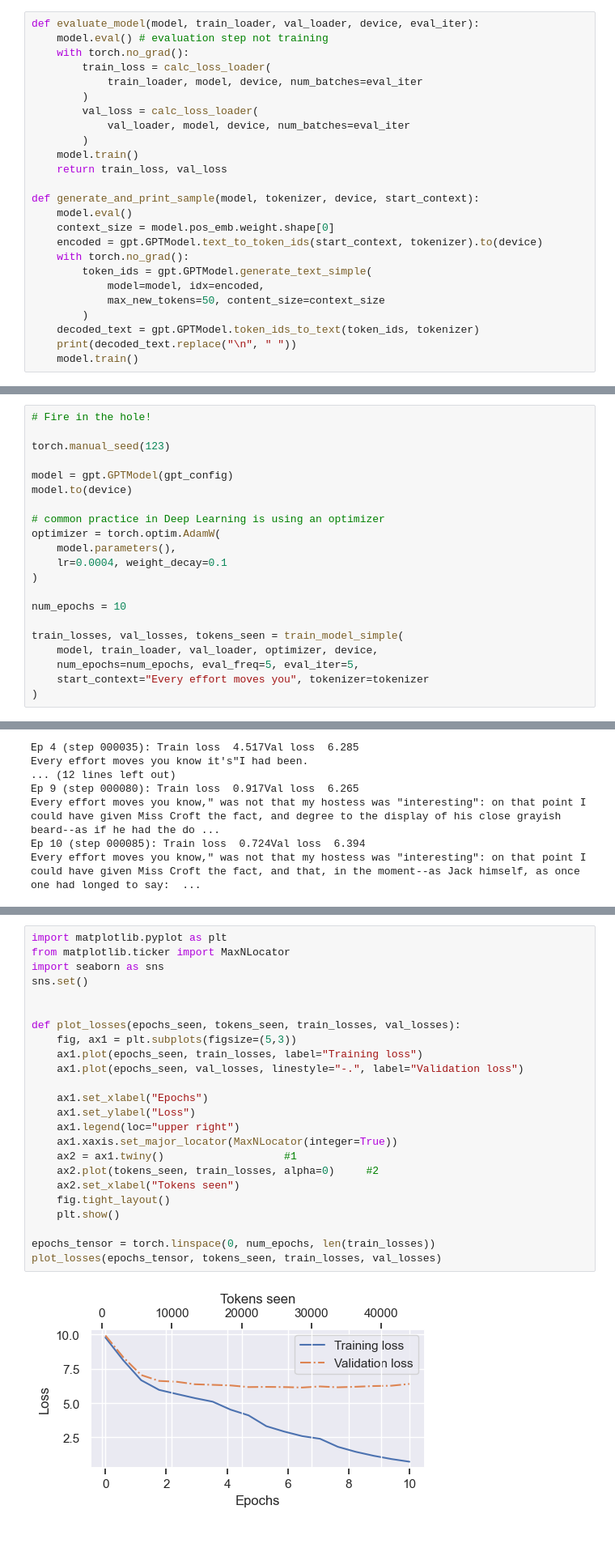
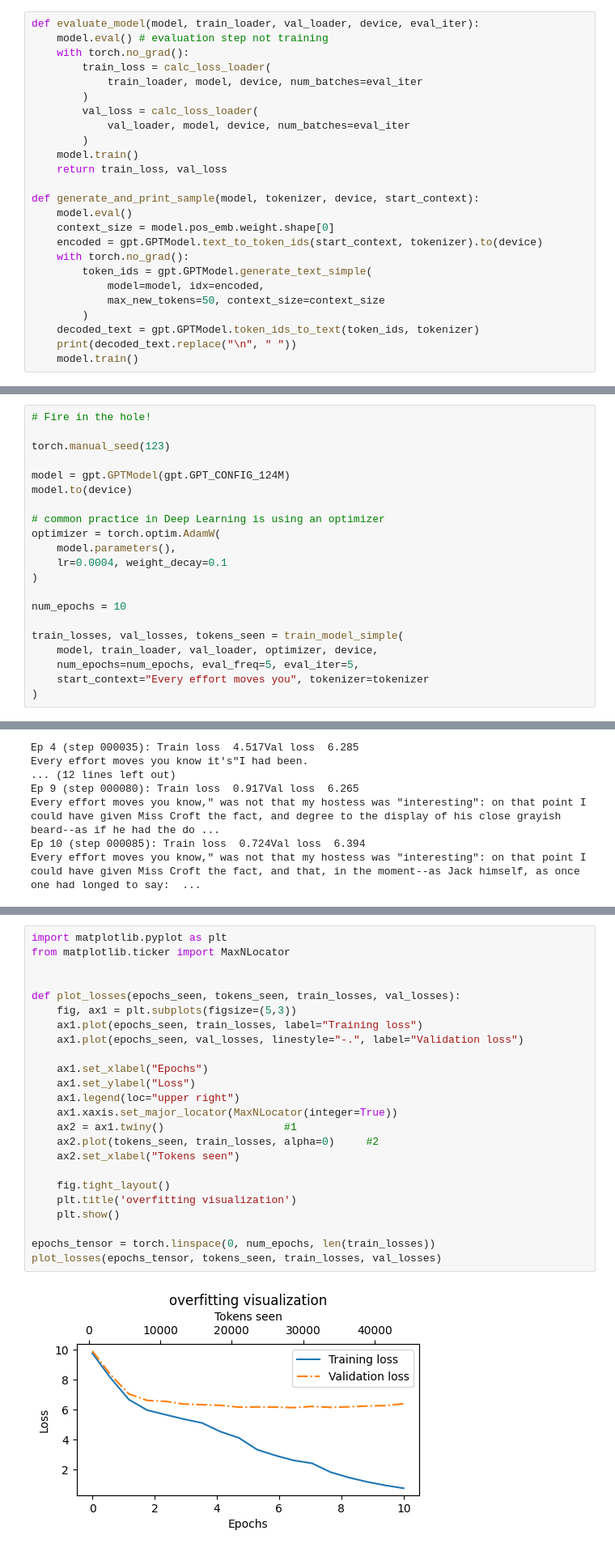
Before and after one commit to victorhg/llm-from-scratch, a Jupyter notebook: ch05-train-val-loss.ipynb, the cells around one changed output, grey strips where cells are left out. Shown at 81% size. Cells and saved outputs as stored; diff of their text form.

```diff
--- a/ch05-train-val-loss.ipynb
+++ b/ch05-train-val-loss.ipynb
@@ -167,7 +167,7 @@ def generate_and_print_sample(model, tokenizer, device, start_context):
     with torch.no_grad():
         token_ids = gpt.GPTModel.generate_text_simple(
             model=model, idx=encoded,
-            max_new_tokens=50, content_size=context_size
+            max_new_tokens=50, context_size=context_size
         )
     decoded_text = gpt.GPTModel.token_ids_to_text(token_ids, tokenizer)
     print(decoded_text.replace("\n", " "))
@@ -215,7 +216,7 @@ def train_model_simple(model, train_loader, val_loader,
 
 torch.manual_seed(123)
 
-model = gpt.GPTModel(gpt_config)
+model = gpt.GPTModel(gpt.GPT_CONFIG_124M)
 model.to(device)
 
 # common practice in Deep Learning is using an optimizer
@@ -255,26 +258,26 @@ give me light!
 # %%
 import matplotlib.pyplot as plt
 from matplotlib.ticker import MaxNLocator
-import seaborn as sns
-sns.set()
 
 
 def plot_losses(epochs_seen, tokens_seen, train_losses, val_losses):
     fig, ax1 = plt.subplots(figsize=(5,3))
     ax1.plot(epochs_seen, train_losses, label="Training loss")
     ax1.plot(epochs_seen, val_losses, linestyle="-.", label="Validation loss")
 
     ax1.set_xlabel("Epochs")
     ax1.set_ylabel("Loss")
     ax1.legend(loc="upper right")
     ax1.xaxis.set_major_locator(MaxNLocator(integer=True))
     ax2 = ax1.twiny()                   #1
     ax2.plot(tokens_seen, train_losses, alpha=0)     #2
     ax2.set_xlabel("Tokens seen")
+
     fig.tight_layout()
+    plt.title('overfitting visualization')
     plt.show()
 
 epochs_tensor = torch.linspace(0, num_epochs, len(train_losses))
 plot_losses(epochs_tensor, tokens_seen, train_losses, val_losses)
 # %% [output]
-[figure, old version]
+[figure, new version]
```
Also changed, not shown: parts of 14 cells of this notebook, 1 other file.
